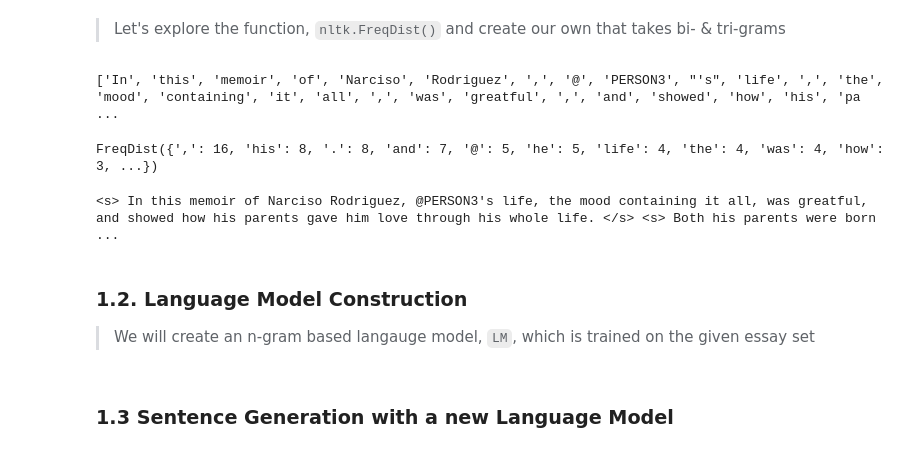
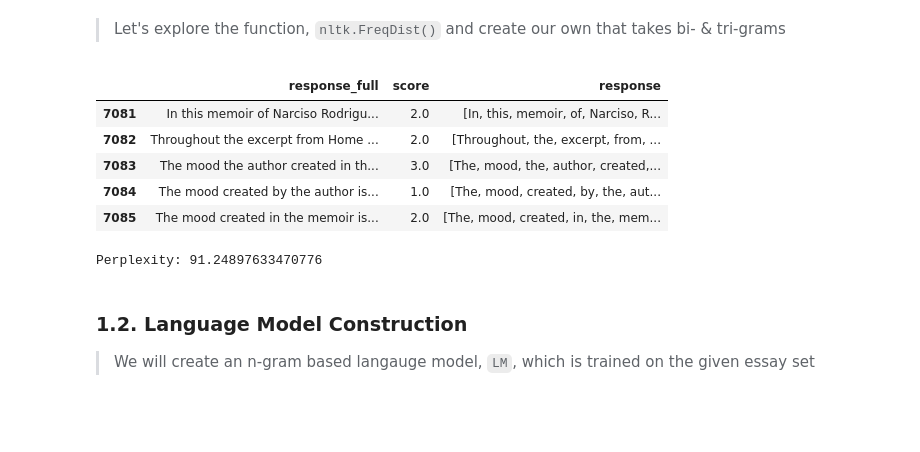
Before and after one commit to jinnieshinufl/EDF-6938-NLP, a Jupyter notebook: week7.ipynb, the cells around one changed output. Saved outputs shown, nothing was run; the diff lists cells and outputs as text; code cells hidden in the pictures; blank space fills up the shorter version.

```diff
--- a/week7.ipynb
+++ b/week7.ipynb
@@ -80,21 +80,68 @@ In this memoir of Narciso Rodriguez, @PERSON3's life, the mood containing it all
 > Let's explore the function, `nltk.FreqDist()` and create our own that takes bi- & tri-grams
 # %%
 import nltk
-example_text = data.response.iloc[0]
-print(example_text)
-nltk.FreqDist(example_text) # it takes a list of tokens as an input
+from nltk import bigrams, trigrams
+from collections import defaultdict
 
-# how do we create a frequency count for bi-gram and tri-gram information?
+data.head()
 # %% [output]
-['In', 'this', 'memoir', 'of', 'Narciso', 'Rodriguez', ',', '@', 'PERSON3', "'s", 'life', ',', 'the', 'mood', 'containing', 'it', 'all', ',', 'was', 'greatful', ',', 'and', 'showed', 'how', 'his', 'pa ...
-FreqDist({',': 16, 'his': 8, '.': 8, 'and': 7, '@': 5, 'he': 5, 'life': 4, 'the': 4, 'was': 4, 'how': 3, ...})
+|  | response_full | score | response |
+| 7081 | In this memoir of Narciso Rodrigu... | 2.0 | [In, this, memoir, of, Narciso, R... |
+| 7082 | Throughout the excerpt from Home ... | 2.0 | [Throughout, the, excerpt, from, ... |
+| 7083 | The mood the author created in th... | 3.0 | [The, mood, the, author, created,... |
+| 7084 | The mood created by the author is... | 1.0 | [The, mood, created, by, the, aut... |
+| 7085 | The mood created in the memoir is... | 2.0 | [The, mood, created, in, the, mem... |
-# %%
-sents = ''
-for i in nltk.sent_tokenize(training_data):
-  sents = sents + '<s> ' + i + ' </s> '
-print(sents)
-# %% [output]
-<s> In this memoir of Narciso Rodriguez, @PERSON3's life, the mood containing it all, was greatful, and showed how his parents gave him love through his whole life. </s> <s> Both his parents were born ...
+# %%
+from collections import defaultdict, Counter
+from nltk import ngrams, FreqDist
+import math
+
+def build_ngram_model(tokens, n):
+    ngram_model = defaultdict(Counter)
+    for i in range(len(tokens) - n):
+        context = tuple(tokens[i:i+n-1])
+        word = tokens[i+n-1]
+        ngram_model[context][word] += 1
+    return ngram_model
+
+def calculate_probability(ngram_model, context, word, vocab_size, smoothing=1):
+    count_context = sum(ngram_model[context].values())
+    count_word_given_context = ngram_model[context][word]
+    return (count_word_given_context + smoothing) / (count_context + smoothing * vocab_size)
+
+# Build the n-gram model (e.g., 3-gram model)
+n = 2  # Use bi-gram in this example
+
+### Provide a training dataset. This should be list of tokens = ['<s>', 'here', 'is', 'an', 'example', '</s>']
+tokens= data.iloc[0].response
+
+ngram_model = build_ngram_model(tokens, n)
+vocab_size = len(set(tokens)) # why do we need a vocabulary size?
+
+# This is a test sentence
+test_sent = nltk.word_tokenize("She is a beautiful person")
+
+def calculate_perplexity(ngram_model, test_sent, n, vocab_size):
+    test_ngrams = list(ngrams(test_sent, n))
+    perplexity = 0
+    N = len(test_ngrams)
+
+    for ngram in test_ngrams:
+        context = tuple(ngram[:-1])
+        word = ngram[-1]
+        prob = calculate_probability(ngram_model, context, word, vocab_size)
+        perplexity += -math.log(prob)
+
+    # Normalize and exponentiate to get perplexity
+    perplexity = math.exp(perplexity / N)
+    return perplexity
+
+# Step 2: Test the model and calculate perplexity
+perplexity = calculate_perplexity(ngram_model, test_sent, n, vocab_size)
+
+print(f'Perplexity: {perplexity}')
+# %% [output]
+Perplexity: 91.24897633470776
 # %% [markdown]
 ### 1.2. Language Model Construction
 > We will create an n-gram based langauge model, `LM`, which is trained on the given essay set
@@ -178,2 +147,0 @@ class LM(object):
-# %% [markdown]
-### 1.3  Sentence Generation with a new Language Model
```
Also changed, not shown: parts of 3 cells of this notebook.
